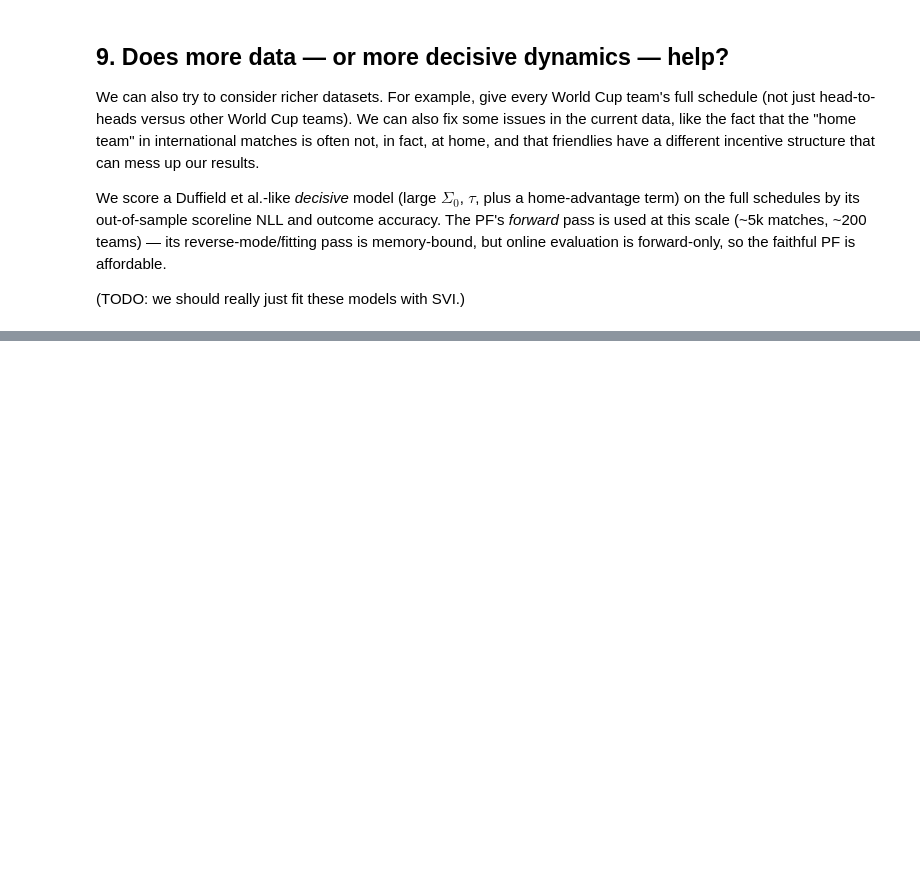
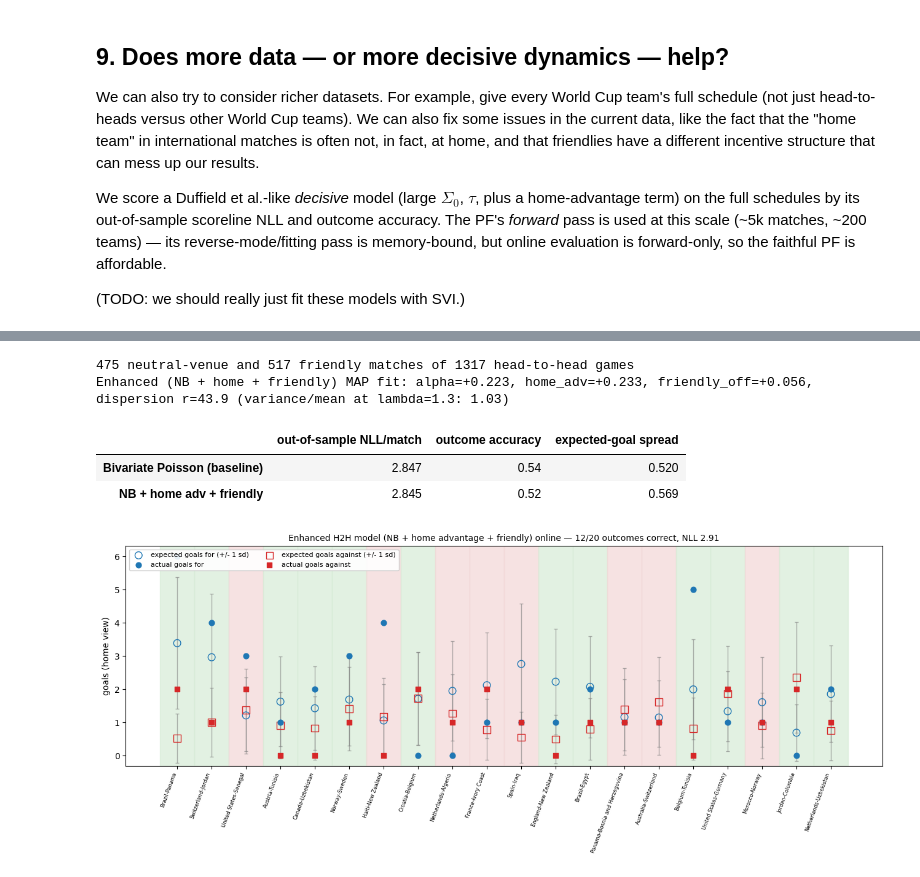
Before and after one commit to DanWaxman/dynestyx, a Jupyter notebook: docs/deep_dives/factorial_world_cup.ipynb, the cells around one changed output, grey strips where cells are left out. Cells and saved outputs as stored; diff of their text form; code cells hidden in the pictures; blank space fills up the shorter version.

```diff
--- a/docs/deep_dives/factorial_world_cup.ipynb
+++ b/docs/deep_dives/factorial_world_cup.ipynb
@@ -711,0 +717,80 @@ fig.tight_layout(); plt.show()
+# %%
+# Per-match controls u = [neutral, friendly] for the head-to-head matches.
+ctrl_h2h = jnp.asarray(np.stack([
+    played["neutral"].to_numpy().astype(float),
+    (played["tournament"] == "Friendly").to_numpy().astype(float),
+], axis=1))
+print(f"{int(ctrl_h2h[:, 0].sum())} neutral-venue and {int(ctrl_h2h[:, 1].sum())} friendly matches "
+      f"of {K} head-to-head games")
+
+ENH_PRIORS = {
+    "mu0": dist.Normal(0.0, 1.0).expand([2]).to_event(1),
+    "log_chol_diag": dist.Normal(jnp.log(0.5), 0.7).expand([2]).to_event(1),
+    "chol_offdiag": dist.Normal(0.0, 0.5).expand([1]).to_event(1),
+    "log_tau": dist.Normal(jnp.log(0.4), 0.7).expand([2]).to_event(1),
+    "alpha": dist.Normal(0.25, 0.5),
+    "home_adv": dist.Normal(0.1, 0.3),
+    "friendly_off": dist.Normal(0.0, 0.3),
+    "log_dispersion": dist.Normal(jnp.log(10.0), 1.0),
+}
+
+def make_model_enh(p):
+    cd = jnp.exp(p["log_chol_diag"])
+    L = jnp.array([[cd[0], 0.0], [p["chol_offdiag"][0], cd[1]]])
+    return FactorialDynamicalModel(
+        initial_condition=dist.MultivariateNormal(p["mu0"], scale_tril=L),
+        state_evolution=RandomWalkEvolution(tau=jnp.exp(p["log_tau"]), factor_state_dim=D),
+        observation_model=BivariateNegativeBinomialScoreObservation(
+            alpha=p["alpha"], home_advantage=p["home_adv"], friendly_offset=p["friendly_off"],
+            log_dispersion=p["log_dispersion"], factor_state_dim=D),
+        num_factors=F, num_local_factors=2, t0=None)
+
+def enh_svi_model():
+    p = {name: numpyro.sample(name, prior) for name, prior in ENH_PRIORS.items()}
+    dsx.sample("score", make_model_enh(p), obs_times=obs_times, obs_values=obs_values,
+               obs_factor_indices=obs_factor_indices, obs_controls=ctrl_h2h)
+
+enh_init = {"mu0": jnp.zeros(2), "log_chol_diag": jnp.log(jnp.array([0.5, 0.5])),
+            "chol_offdiag": jnp.zeros(1), "log_tau": jnp.log(jnp.array([0.4, 0.4])),
+            "alpha": jnp.array(0.25), "home_adv": jnp.array(0.1), "friendly_off": jnp.array(0.0),
+            "log_dispersion": jnp.log(jnp.array(10.0))}
+with Filter(filter_config=FactorialPFConfig(n_particles=N_OPT, crn_seed=OPT_KEY)):
+    enh_guide = AutoDelta(enh_svi_model, init_loc_fn=init_to_value(values=enh_init))
+    enh_svi = SVI(enh_svi_model, enh_guide, optax.adam(0.05), loss=Trace_ELBO())
+    enh_result = enh_svi.run(jax.random.PRNGKey(0), N_STEPS, progress_bar=False)
+enh_params = {k: jnp.asarray(v) for k, v in enh_guide.median(enh_result.params).items()}
+enh_fitted_model = make_model_enh(enh_params)
+print(f"Enhanced (NB + home + friendly) MAP fit: alpha={float(enh_params['alpha']):+.3f}, "
+      f"home_adv={float(enh_params['home_adv']):+.3f}, friendly_off={float(enh_params['friendly_off']):+.3f}, "
+      f"dispersion r={float(jnp.exp(enh_params['log_dispersion'])):.1f} "
+      f"(variance/mean at lambda=1.3: {float(1 + 1.3 / jnp.exp(enh_params['log_dispersion'])):.2f})")
+# %% [output]
+475 neutral-venue and 517 friendly matches of 1317 head-to-head games
+Enhanced (NB + home + friendly) MAP fit: alpha=+0.223, home_adv=+0.233, friendly_off=+0.056, dispersion r=43.9 (variance/mean at lambda=1.3: 1.03)
+# %%
+# Repeat the online accuracy / scoreline-NLL comparison: Poisson baseline vs the enhanced model.
+r_pois = online_eval_ds(fitted_model, obs_times, obs_values, obs_factor_indices, None, test_h, wc_teams)
+r_enh = online_eval_ds(enh_fitted_model, obs_times, obs_values, obs_factor_indices, ctrl_h2h, test_h, wc_teams)
+pd.DataFrame({
+    "Bivariate Poisson (baseline)": {
+        "out-of-sample NLL/match": round(r_pois["nll"], 3), "outcome accuracy": round(r_pois["acc"], 3),
+        "expected-goal spread": round(r_pois["egoal_std"], 3)},
+    "NB + home adv + friendly": {
+        "out-of-sample NLL/match": round(r_enh["nll"], 3), "outcome accuracy": round(r_enh["acc"], 3),
+        "expected-goal spread": round(r_enh["egoal_std"], 3)},
+}).T
+# %% [output]
+|  | out-of-sample NLL/match | outcome accuracy | expected-goal spread |
+| Bivariate Poisson (baseline) | 2.847 | 0.54 | 0.520 |
+| NB + home adv + friendly | 2.845 | 0.52 | 0.569 |
+# %%
+# Online one-step-ahead for the enhanced model on the last 20 head-to-head matches.
+r_enh20 = online_eval_ds(enh_fitted_model, obs_times, obs_values, obs_factor_indices,
+                         ctrl_h2h, list(range(K))[-20:], wc_teams)
+fig, ax = plt.subplots(figsize=(13, 5.5))
+plot_online(r_enh20, ax, f"Enhanced H2H model (NB + home advantage + friendly) online — "
+                         f"{int(r_enh20['correct'].sum())}/20 outcomes correct, NLL {r_enh20['nll']:.2f}")
+ax.legend(loc="upper left", fontsize=8, ncol=2, framealpha=0.9)
+fig.tight_layout(); plt.show()
+# %% [output]
+[figure, added]
```
Also changed, not shown: parts of 18 cells of this notebook.
